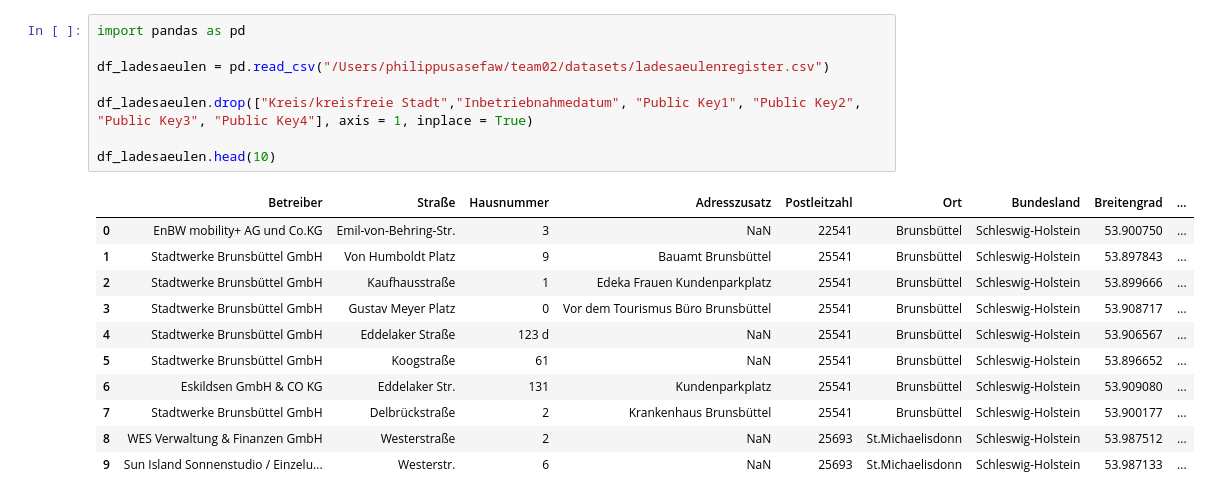
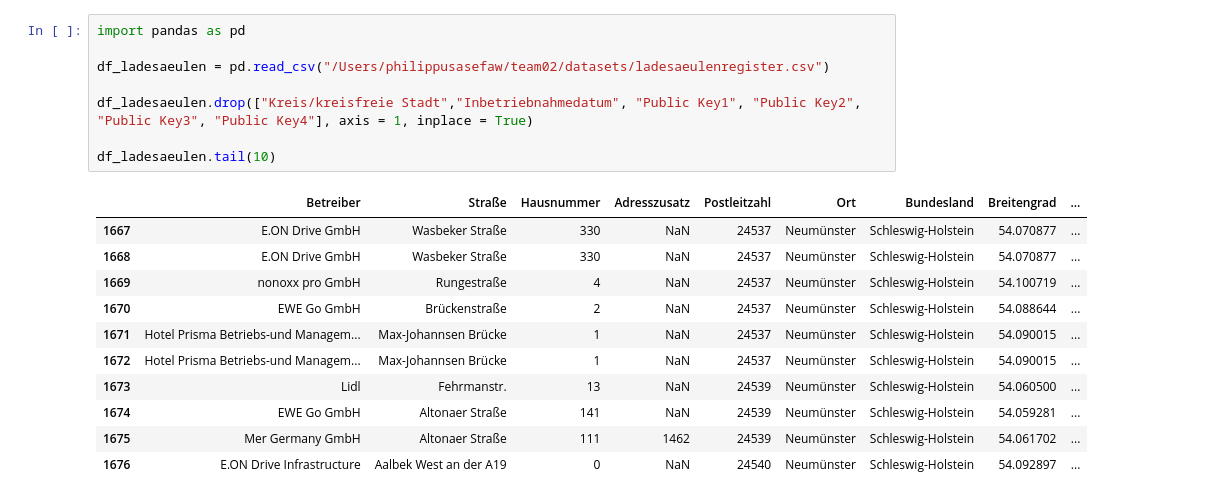
Before and after one commit to Takomonios/Team02_ChargeIT, a Jupyter notebook: datasets/transformationDatasets.ipynb, the cells around one changed output. Saved outputs shown, nothing was run; the diff lists cells and outputs as text.

```diff
--- a/datasets/transformationDatasets.ipynb
+++ b/datasets/transformationDatasets.ipynb
@@ -1,23 +1,23 @@
 # %%
 import pandas as pd
 
 df_ladesaeulen = pd.read_csv("/Users/philippusasefaw/team02/datasets/ladesaeulenregister.csv")
 
 df_ladesaeulen.drop(["Kreis/kreisfreie Stadt","Inbetriebnahmedatum", "Public Key1", "Public Key2", "Public Key3", "Public Key4"], axis = 1, inplace = True)
 
-df_ladesaeulen.head(10)
+df_ladesaeulen.tail(10)
 # %% [output]
 |  | Betreiber | Straße | Hausnummer | Adresszusatz | Postleitzahl | Ort | Bundesland | Breitengrad | ... |
-| 0 | EnBW mobility+ AG und Co.KG | Emil-von-Behring-Str. | 3 | NaN | 22541 | Brunsbüttel | Schleswig-Holstein | 53.900750 | ... |
-| 1 | Stadtwerke Brunsbüttel GmbH | Von Humboldt Platz | 9 | Bauamt Brunsbüttel | 25541 | Brunsbüttel | Schleswig-Holstein | 53.897843 | ... |
-| 2 | Stadtwerke Brunsbüttel GmbH | Kaufhausstraße | 1 | Edeka Frauen Kundenparkplatz | 25541 | Brunsbüttel | Schleswig-Holstein | 53.899666 | ... |
-| 3 | Stadtwerke Brunsbüttel GmbH | Gustav Meyer Platz | 0 | Vor dem Tourismus Büro Brunsbüttel | 25541 | Brunsbüttel | Schleswig-Holstein | 53.908717 | ... |
-| 4 | Stadtwerke Brunsbüttel GmbH | Eddelaker Straße | 123 d | NaN | 25541 | Brunsbüttel | Schleswig-Holstein | 53.906567 | ... |
-| 5 | Stadtwerke Brunsbüttel GmbH | Koogstraße | 61 | NaN | 25541 | Brunsbüttel | Schleswig-Holstein | 53.896652 | ... |
-| 6 | Eskildsen GmbH & CO KG | Eddelaker Str. | 131 | Kundenparkplatz | 25541 | Brunsbüttel | Schleswig-Holstein | 53.909080 | ... |
-| 7 | Stadtwerke Brunsbüttel GmbH | Delbrückstraße | 2 | Krankenhaus Brunsbüttel | 25541 | Brunsbüttel | Schleswig-Holstein | 53.900177 | ... |
-| 8 | WES Verwaltung & Finanzen GmbH | Westerstraße | 2 | NaN | 25693 | St.Michaelisdonn | Schleswig-Holstein | 53.987512 | ... |
-| 9 | Sun Island Sonnenstudio / Einzelu... | Westerstr. | 6 | NaN | 25693 | St.Michaelisdonn | Schleswig-Holstein | 53.987133 | ... |
+| 1667 | E.ON Drive GmbH | Wasbeker Straße | 330 | NaN | 24537 | Neumünster | Schleswig-Holstein | 54.070877 | ... |
+| 1668 | E.ON Drive GmbH | Wasbeker Straße | 330 | NaN | 24537 | Neumünster | Schleswig-Holstein | 54.070877 | ... |
+| 1669 | nonoxx pro GmbH | Rungestraße | 4 | NaN | 24537 | Neumünster | Schleswig-Holstein | 54.100719 | ... |
+| 1670 | EWE Go GmbH | Brückenstraße | 2 | NaN | 24537 | Neumünster | Schleswig-Holstein | 54.088644 | ... |
+| 1671 | Hotel Prisma Betriebs-und Managem... | Max-Johannsen Brücke | 1 | NaN | 24537 | Neumünster | Schleswig-Holstein | 54.090015 | ... |
+| 1672 | Hotel Prisma Betriebs-und Managem... | Max-Johannsen Brücke | 1 | NaN | 24537 | Neumünster | Schleswig-Holstein | 54.090015 | ... |
+| 1673 | Lidl | Fehrmanstr. | 13 | NaN | 24539 | Neumünster | Schleswig-Holstein | 54.060500 | ... |
+| 1674 | EWE Go GmbH | Altonaer Straße | 141 | NaN | 24539 | Neumünster | Schleswig-Holstein | 54.059281 | ... |
+| 1675 | Mer Germany GmbH | Altonaer Straße | 111 | 1462 | 24539 | Neumünster | Schleswig-Holstein | 54.061702 | ... |
+| 1676 | E.ON Drive Infrastructure | Aalbek West an der A19 | 0 | NaN | 24540 | Neumünster | Schleswig-Holstein | 54.092897 | ... |
 # %%
 df_prices = pd.read_csv("/Users/philippusasefaw/team02/datasets/Gasstation/price/2023-07-21-prices.csv")
 
```
Also changed, not shown: parts of 7 cells of this notebook.
